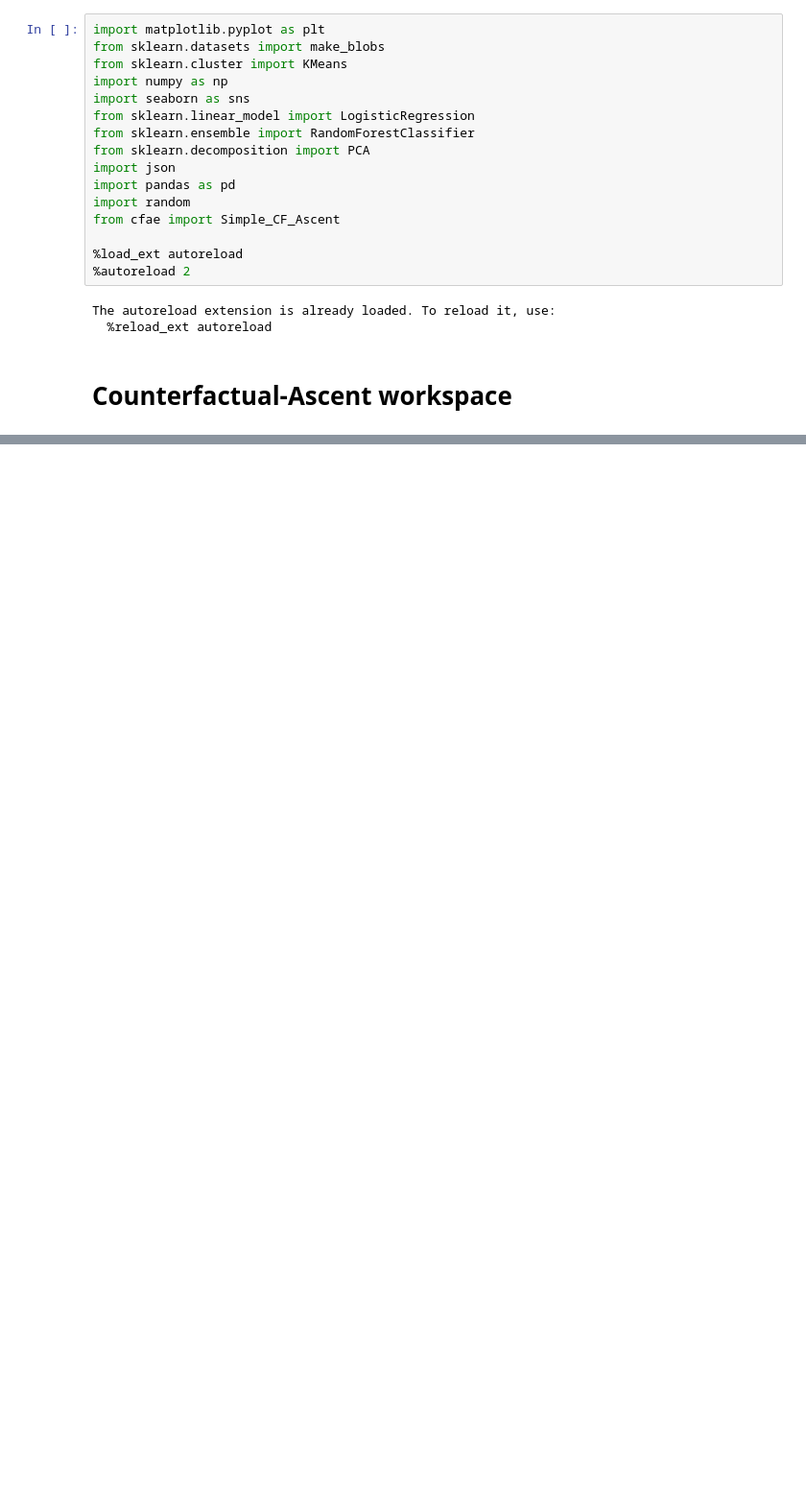
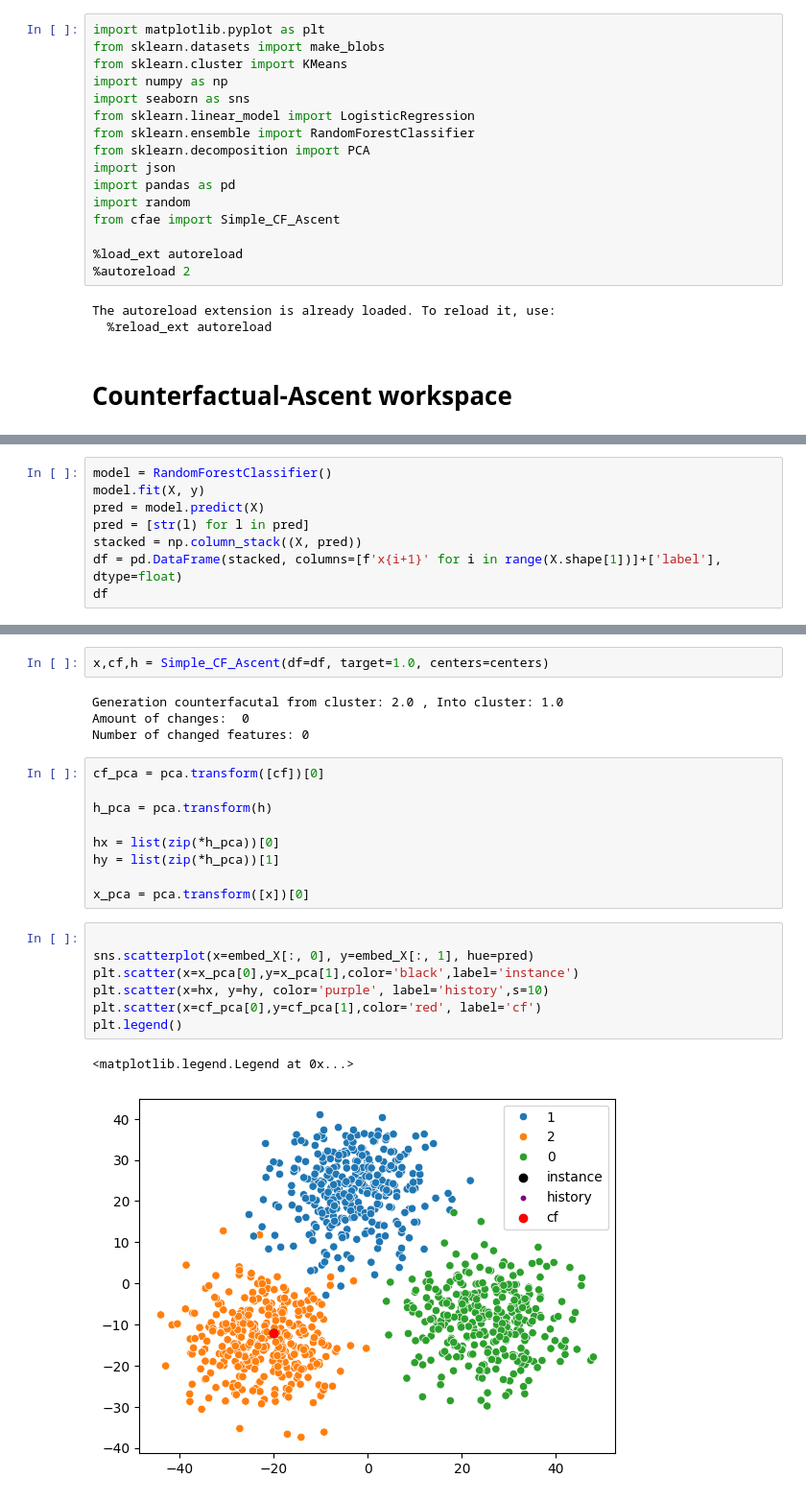
Before and after one commit to jepp3183/Thesis2025, a Jupyter notebook: code/lib/cf_a/ascent.ipynb, the cells around one changed output, grey strips where cells are left out. Shown at 96% size. Saved outputs shown, nothing was run; the diff lists cells and outputs as text; blank space fills up the shorter version.

```diff
--- a/code/lib/cf_a/ascent.ipynb
+++ b/code/lib/cf_a/ascent.ipynb
@@ -70,0 +82,8 @@ plt.legend()
+# %%
+model = RandomForestClassifier()
+model.fit(X, y)
+pred = model.predict(X)
+pred = [str(l) for l in pred]
+stacked = np.column_stack((X, pred))
+df = pd.DataFrame(stacked, columns=[f'x{i+1}' for i in range(X.shape[1])]+['label'], dtype=float)
+df
@@ -70,0 +104,25 @@ plt.legend()
+# %%
+x,cf,h = Simple_CF_Ascent(df=df, target=1.0, centers=centers)
+# %% [output]
+Generation counterfacutal from cluster: 2.0 , Into cluster: 1.0
+Amount of changes:  0
+Number of changed features: 0
+# %%
+cf_pca = pca.transform([cf])[0]
+
+h_pca = pca.transform(h)
+
+hx = list(zip(*h_pca))[0]
+hy = list(zip(*h_pca))[1]
+
+x_pca = pca.transform([x])[0]
+# %%
+
+sns.scatterplot(x=embed_X[:, 0], y=embed_X[:, 1], hue=pred)
+plt.scatter(x=x_pca[0],y=x_pca[1],color='black',label='instance')
+plt.scatter(x=hx, y=hy, color='purple', label='history',s=10)
+plt.scatter(x=cf_pca[0],y=cf_pca[1],color='red', label='cf')
+plt.legend()
+# %% [output]
+<matplotlib.legend.Legend at 0x...>
+[figure, added]
```
Also changed, not shown: parts of 7 cells of this notebook, 4 other files.
